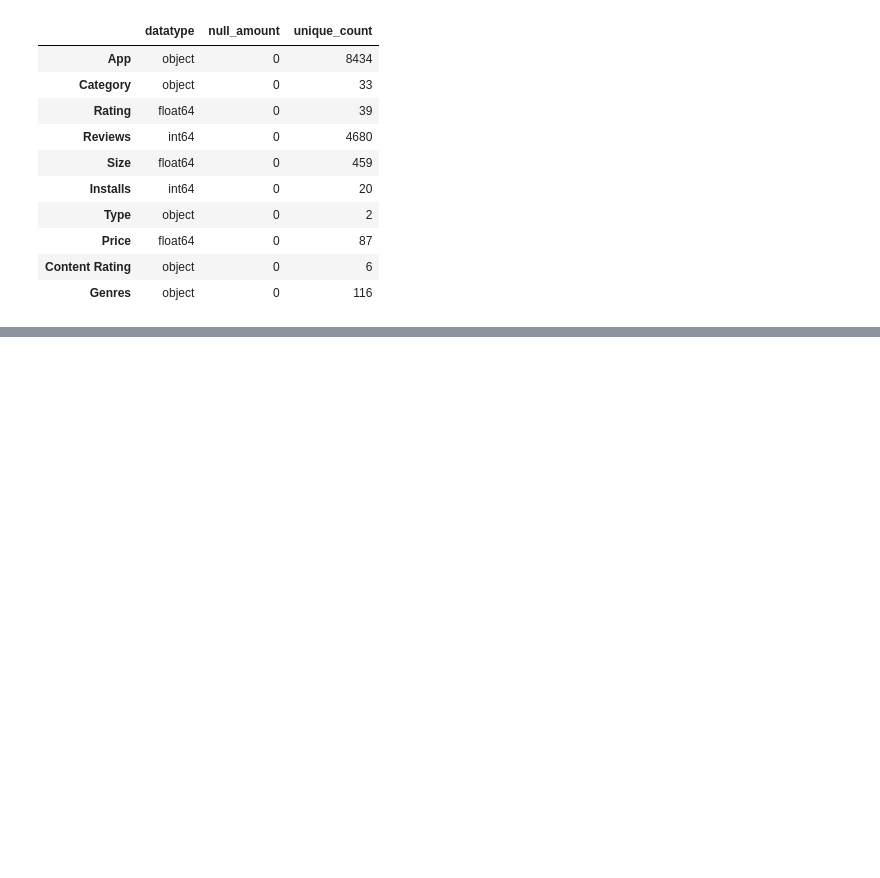
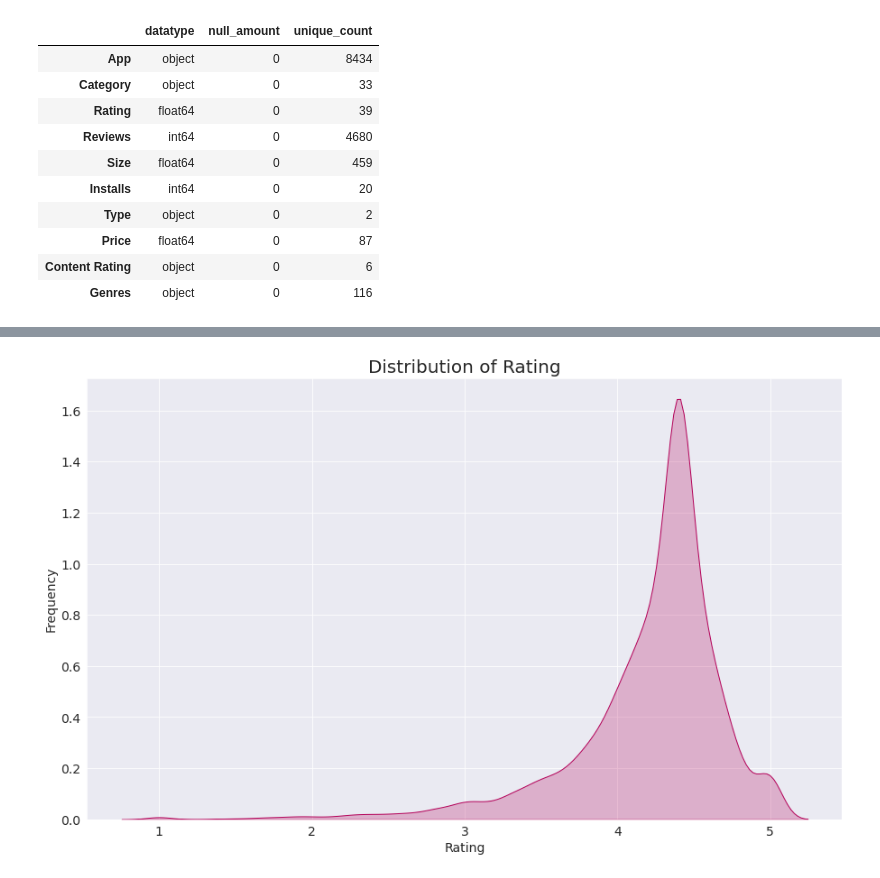
Before and after one commit to ayushakar1/Pycamp, a Jupyter notebook: project_ayusha.ipynb, the cells around one changed output, grey strips where cells are left out. Saved outputs shown, nothing was run; the diff lists cells and outputs as text; code cells hidden in the pictures; blank space fills up the shorter version.

```diff
--- a/project_ayusha.ipynb
+++ b/project_ayusha.ipynb
@@ -266,0 +317,10 @@ information()
+# %%
+#distribution of ratings
+
+plt.figure(figsize=(15,9))
+plt.xlabel("Rating")
+plt.ylabel("Frequency")
+graph = sns.kdeplot(store.Rating, color="#B40259", shade = True)
+plt.title('Distribution of Rating',size = 20);
+# %% [output]
+[figure, added]
```
Also changed, not shown: parts of 7 cells of this notebook.
